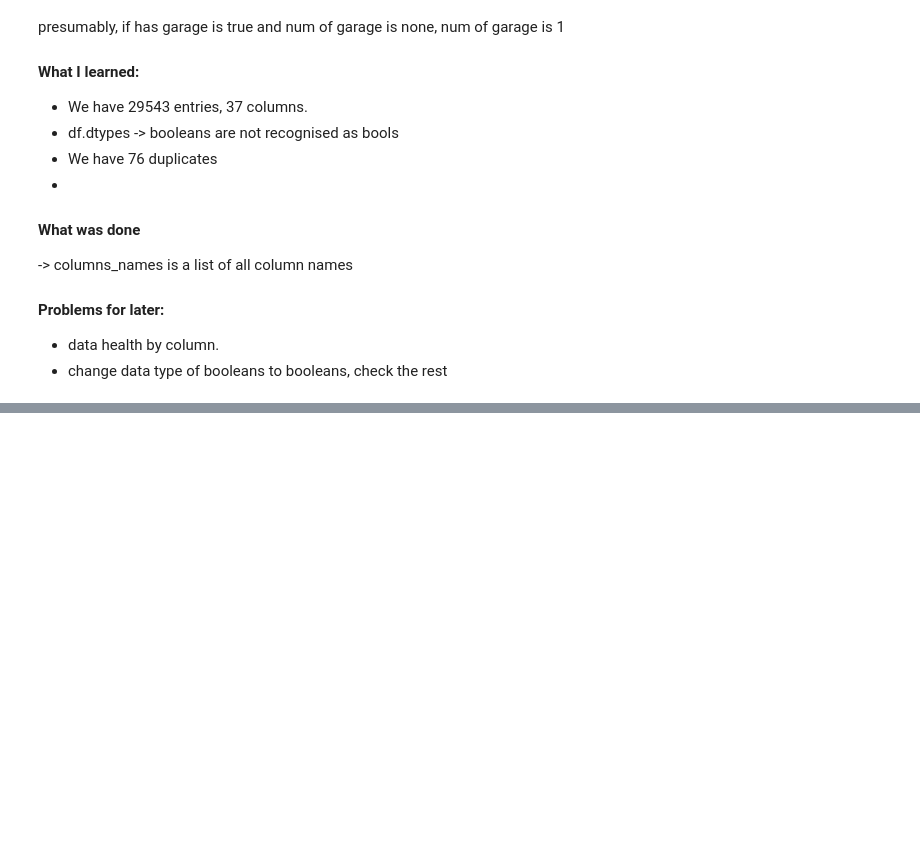
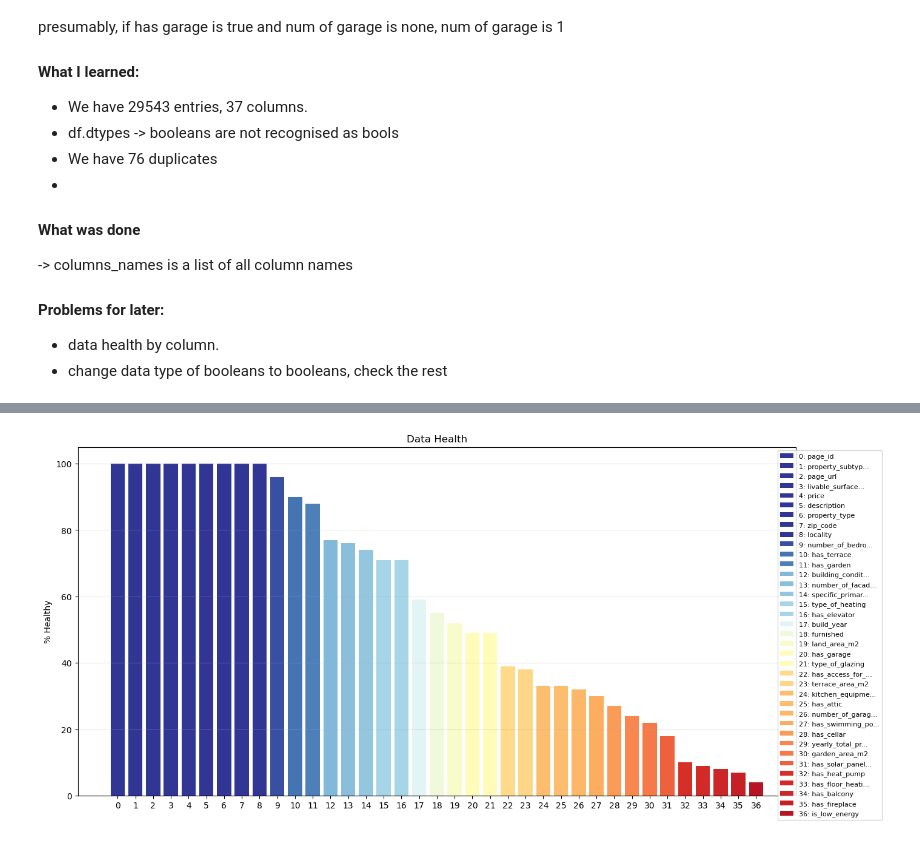
Before and after one commit to JanKazimir/ImmoElizza_team3, a Jupyter notebook: aajan_stuff/Jan_cleaning_dataset.ipynb, the cells around one changed output, grey strips where cells are left out. Drawn from its saved outputs; the diff is of its cells as text; code cells hidden in the pictures; blank space fills up the shorter version.

```diff
--- a/aajan_stuff/Jan_cleaning_dataset.ipynb
+++ b/aajan_stuff/Jan_cleaning_dataset.ipynb
@@ -263,0 +294,15 @@ for column in list_of_columns_to_change_into_bools:
+# %%
+## 3/ Data Health :
+# df.isna().sum() # we have some nulls, of course
+data_health = (100-(df.isna().mean()*100)).round().sort_values(ascending=False)
+data_health
+
+data_health_by_type = df.groupby('property_type').apply(lambda g: 100-(g.isna().mean() * 100), include_groups=False) # include groups is because of a deprecations warning.
+data_health_by_type
+
+data_health_by_type.sort_values(by="appartment", axis=1, ascending=True)
+
+#total_entries = len(df)
+#print(total_entries)
+#data_health2 = (100-((df.isna().sum())/total_entries*100)).round().sort_values(ascending=False)
+#data_health2
@@ -263,0 +351,33 @@ for column in list_of_columns_to_change_into_bools:
+# %%
+## Visualizing health_data
+
+## Working on colors:
+cmap = plt.get_cmap('RdYlBu') # get the colormap into a variable.
+norm = plt.Normalize(vmin=0, vmax=100) # normalise the values for the colormap
+colors = cmap(norm(data_health.values)) # sets colors as the color map, on the normalise values, on the values
+
+## Setting the stage of the graph.
+fig, ax = plt.subplots(figsize=(14,7),)
+labels = [label[:15]+"..." if len(label) > 15 else label for label in data_health.index]
+labels_num = list(range(len(data_health.index)))
+legends = []
+for i in range(len(labels)):
+    legends.append(f"{i}: {labels[i]}")
+
+
+
+
+### Building the graph
+bars = ax.bar(data_health.index, data_health.values, color=colors ) #color='coolwarm' # color="plasma"
+ax.set_title("Data Health")
+ax.set_ylabel("% Healthy")
+ax.grid(True, alpha=0.3, axis="y")
+ax.set_xticks(range(len(data_health.index)))
+ax.set_xticklabels(labels_num)
+ax.legend(bars, legends, loc="upper right", bbox_to_anchor=(1.125, 1), fontsize=8, frameon=True)
+
+plt.xticks()
+plt.tight_layout()
+plt.show()
+# %% [output]
+[figure, added]
```
Also changed, not shown: parts of 10 cells of this notebook, 1 other file.
